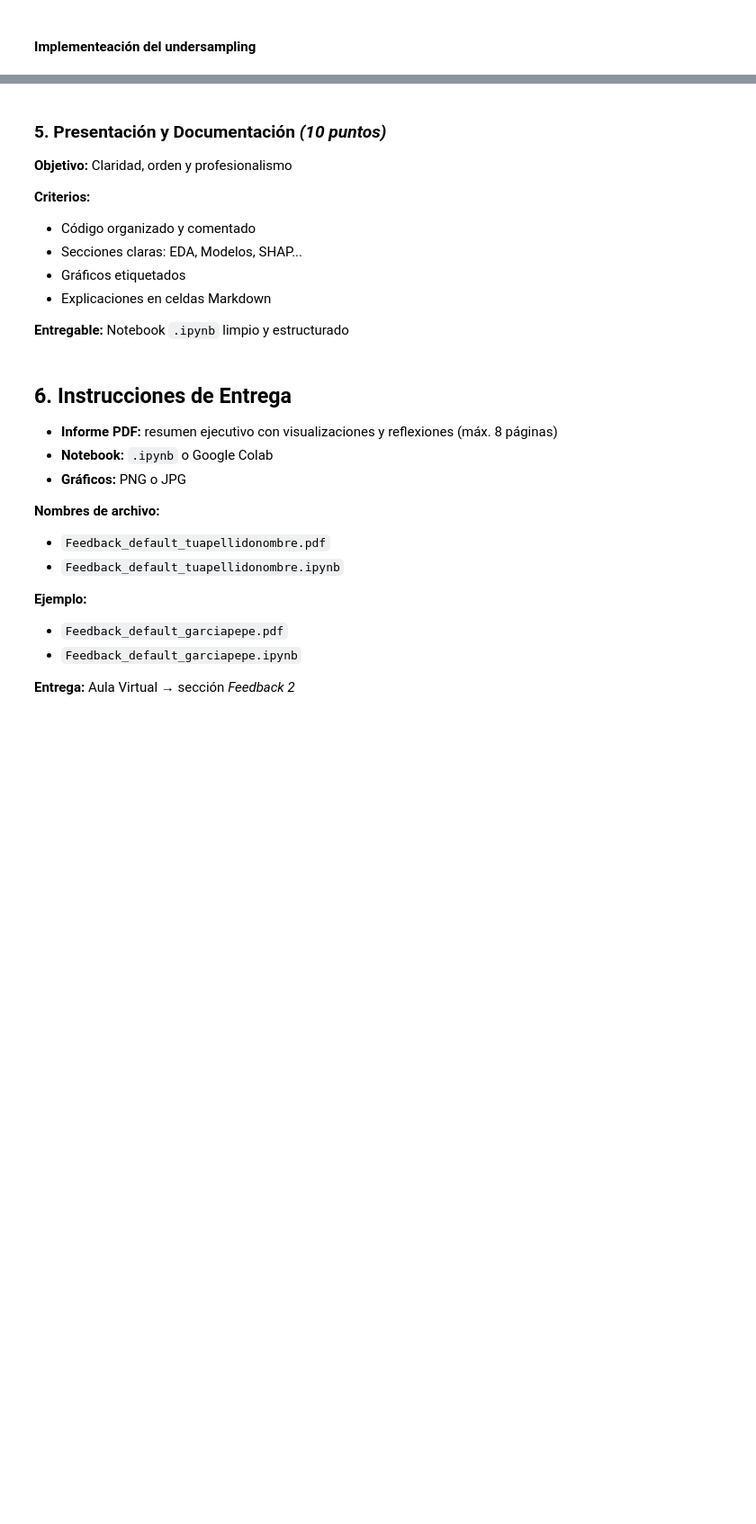
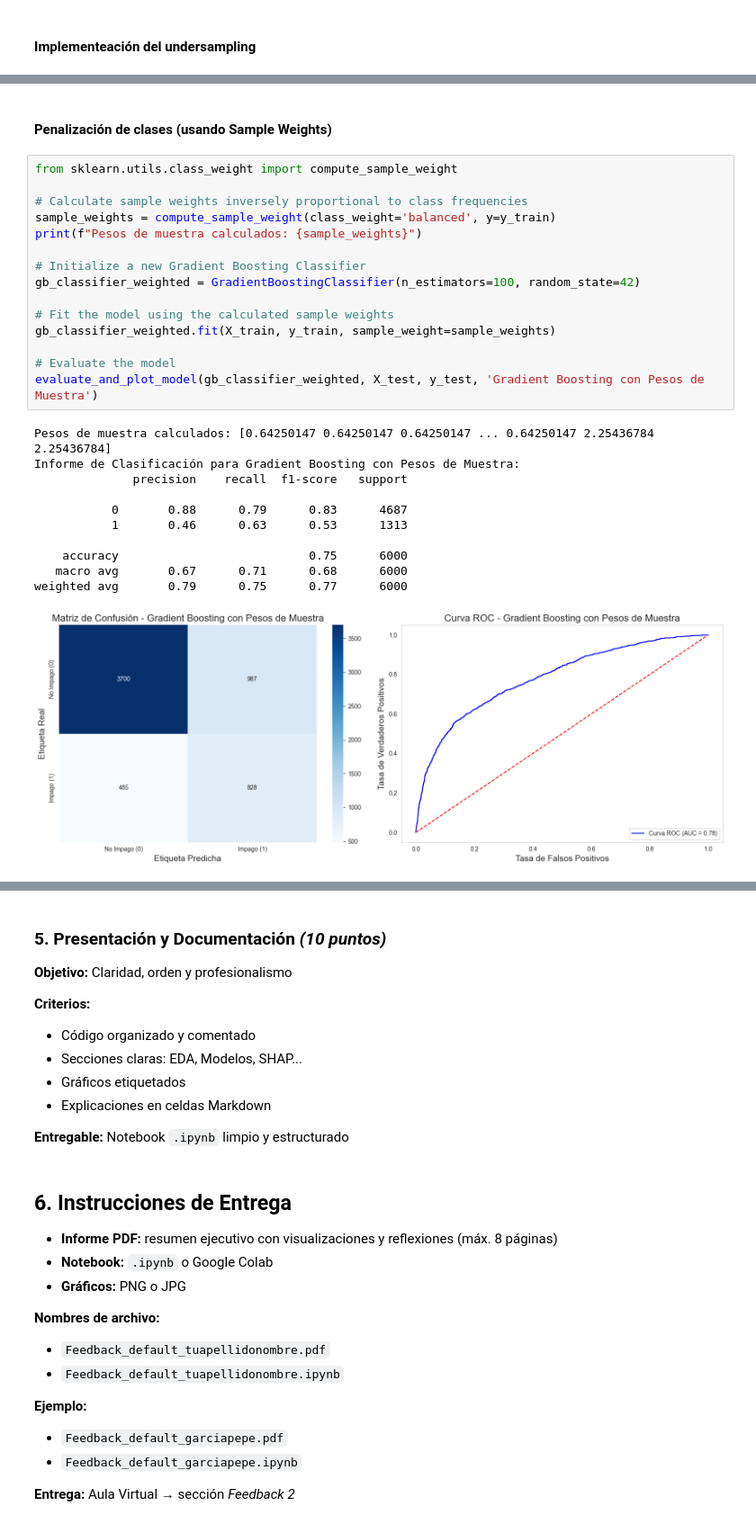
Before and after one commit to nestorojeda/CreditSHAP, a Jupyter notebook: notebook.ipynb, the cells around one changed output, grey strips where cells are left out. Shown at 90% size. Cells and saved outputs as stored; diff of their text form; blank space fills up the shorter version.

```diff
--- a/notebook.ipynb
+++ b/notebook.ipynb
@@ -674,0 +662,29 @@ weighted avg       0.79      0.75      0.76      6000
+# %% [markdown]
+#### Penalización de clases (usando Sample Weights)
+# %%
+from sklearn.utils.class_weight import compute_sample_weight
+
+# Calculate sample weights inversely proportional to class frequencies
+sample_weights = compute_sample_weight(class_weight='balanced', y=y_train)
+print(f"Pesos de muestra calculados: {sample_weights}")
+
+# Initialize a new Gradient Boosting Classifier
+gb_classifier_weighted = GradientBoostingClassifier(n_estimators=100, random_state=42)
+
+# Fit the model using the calculated sample weights
+gb_classifier_weighted.fit(X_train, y_train, sample_weight=sample_weights)
+
+# Evaluate the model
+evaluate_and_plot_model(gb_classifier_weighted, X_test, y_test, 'Gradient Boosting con Pesos de Muestra')
+# %% [output]
+Pesos de muestra calculados: [0.64250147 0.64250147 0.64250147 ... 0.64250147 2.25436784 2.25436784]
+Informe de Clasificación para Gradient Boosting con Pesos de Muestra:
+              precision    recall  f1-score   support
+
+           0       0.88      0.79      0.83      4687
+           1       0.46      0.63      0.53      1313
+
+    accuracy                           0.75      6000
+   macro avg       0.67      0.71      0.68      6000
+weighted avg       0.79      0.75      0.77      6000
+[figure, added]
```
Also changed, not shown: parts of 13 cells of this notebook.
